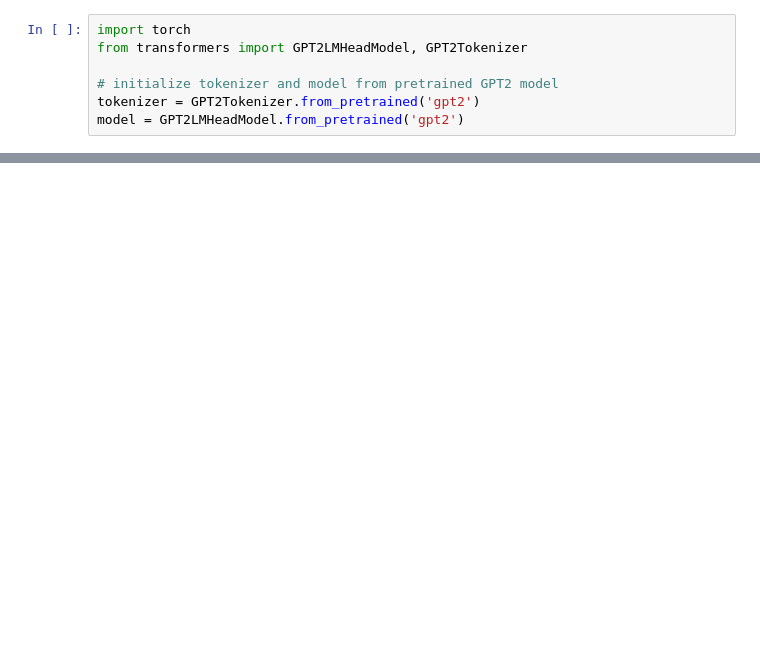
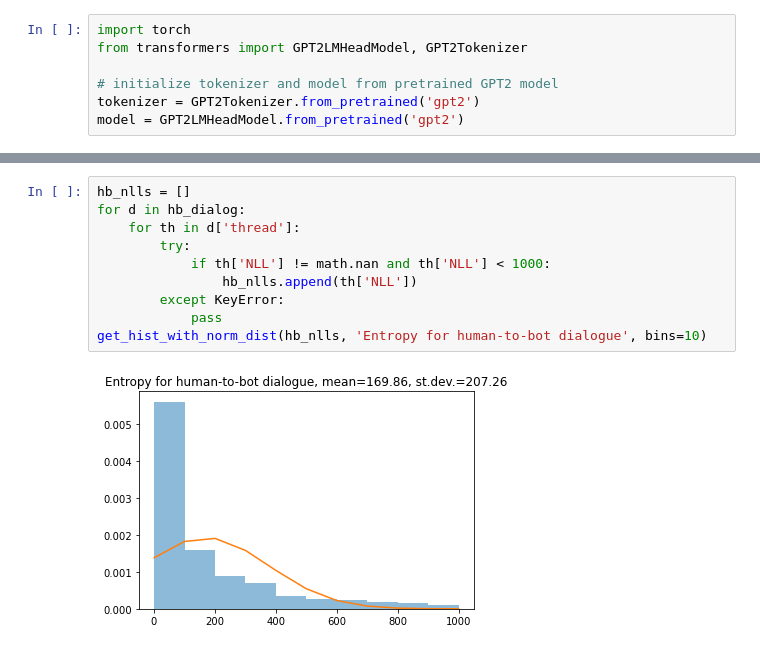
Before and after one commit to lerastromtsova/social-chatbot-initiative, a Jupyter notebook: Dataset_Analysis.ipynb, the cells around one changed output, grey strips where cells are left out. Cells and saved outputs as stored; diff of their text form; blank space fills up the shorter version.

```diff
--- a/Dataset_Analysis.ipynb
+++ b/Dataset_Analysis.ipynb
@@ -724,0 +854,12 @@ From the paper:
+# %%
+hb_nlls = []
+for d in hb_dialog:
+    for th in d['thread']:
+        try:
+            if th['NLL'] != math.nan and th['NLL'] < 1000:
+                hb_nlls.append(th['NLL'])
+        except KeyError:
+            pass
+get_hist_with_norm_dist(hb_nlls, 'Entropy for human-to-bot dialogue', bins=10)
+# %% [output]
+[figure, added]
```
Also changed, not shown: parts of 36 cells of this notebook, 6 other files.
